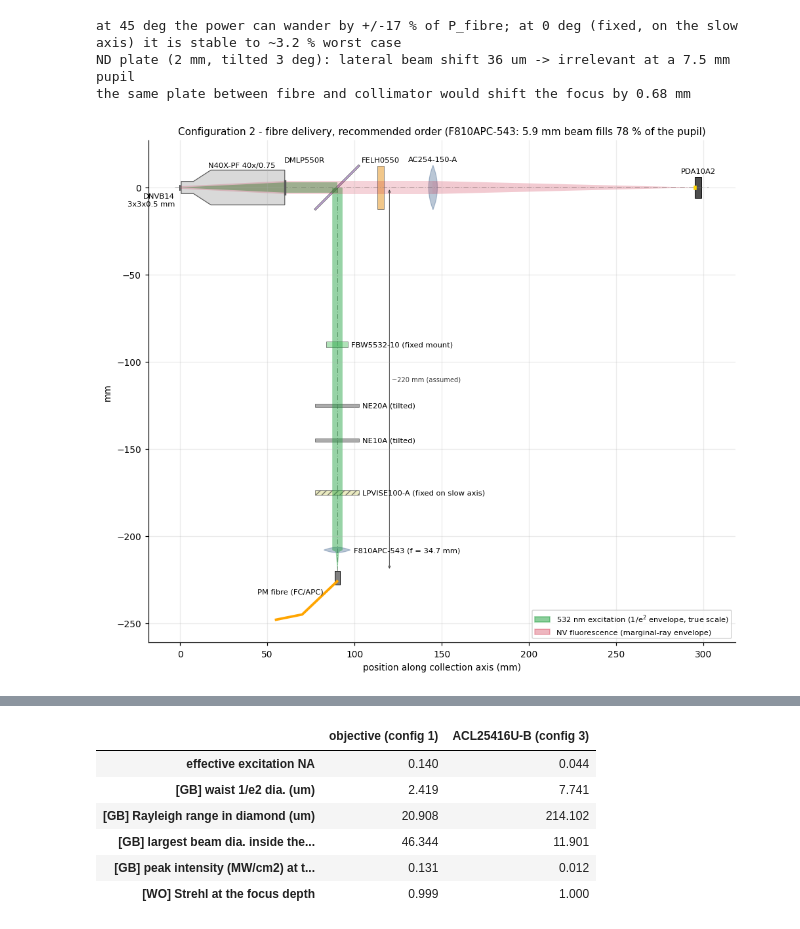
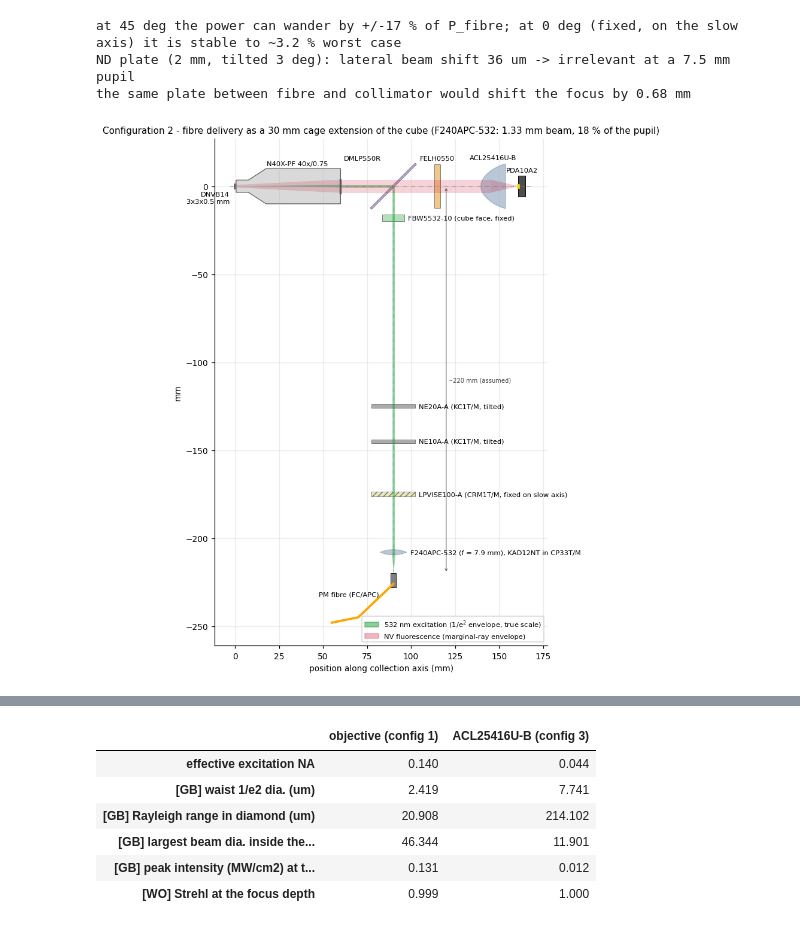
Before and after one commit to GonReina/BudgetODMR, a Jupyter notebook: notebooks/Optical_Setup.ipynb, the cells around one changed output, grey strips where cells are left out. Drawn from its saved outputs; the diff is of its cells as text; code cells hidden in the pictures.

```diff
--- a/notebooks/Optical_Setup.ipynb
+++ b/notebooks/Optical_Setup.ipynb
@@ -98,10 +105,14 @@ OBJ_T     = param("N40X-PF transmission (PL)", 0.80, "", "assumed", "not found;
 # ---- collection train (config 1) -----------------------------------------------
 L_OBJ_DICH = param("Objective shoulder -> dichroic centre", 30, "mm", "assumed", "", MM)
 L_OBJ_FELH = param("Objective shoulder -> FELH0550", 55, "mm", "assumed", "", MM)
-L_OBJ_LENS = param("Objective shoulder -> AC254-150", 85, "mm", "measured", "'8-9 cm'", MM)
+L_OBJ_LENS = param("Objective shoulder -> detector lens", 85, "mm", "measured",
+                   "'8-9 cm', measured with the earlier lens; assumed unchanged for the ACL", MM)
 AC_F  = param("AC254-150-A focal length", 150, "mm", "datasheet", "", MM)
 AC_CA = param("AC254-150-A clear aperture (dia.)", 22.9, "mm", "assumed", "Thorlabs CA > 90 % of O25.4", MM)
-L_LENS_DET = param("AC254-150 -> detector", 150, "mm", "measured", "", MM)
+DET_F  = param("Detector lens ACL25416U-B EFL", 16, "mm", "datasheet", "focuses the PL onto the PDA10A2", MM)
+DET_CA = param("Detector lens clear aperture (dia.)", 24, "mm", "assumed", "O25.4 mm condenser", MM)
+L_LENS_DET = param("Detector lens -> PDA10A2", 16, "mm", "assumed",
+                   "detector at the ACL focus (7.3 mm from its flat face); thin-lens model", MM)
 DET_AREA = param("PDA10A2 active area", 0.8, "mm2", "datasheet", "O1.0 mm", MM ** 2)
 R_DET = np.sqrt(DET_AREA / np.pi)
 
@@ -585,34 +601,40 @@ at 45 deg the power can wander by +/-17 % of P_fibre; at 0 deg (fixed, on the sl
 ND plate (2 mm, tilted 3 deg): lateral beam shift 36 um -> irrelevant at a 7.5 mm pupil
 the same plate between fibre and collimator would shift the focus by 0.68 mm
 # %%
-# ---- figure: configuration 2 (recommended order, F810APC-543 as the example collimator) ---------
-name2 = "F810APC-543"
-f_c = COLLIMATORS[name2][0]
-W2 = om.collimated_diameter(MFD, LAM_EXC, f_c) / 2
+# ---- figure: configuration 2 (planned cage delivery with the owned F240APC-532) ---------------
 y_src = -L_COLL_OBJ + L_OBJ_DICH
-arm_2 = [("collimator", y_src + 12 * MM, f"{name2} (f = {f_c/MM:.1f} mm)", 7.5),
-         ("pol", y_src + 45 * MM, "LPVISE100-A (fixed on slow axis)"),
-         ("nd", y_src + 75 * MM, "NE10A (tilted)"), ("nd", y_src + 95 * MM, "NE20A (tilted)"),
-         ("filter", y_src + 130 * MM, "FBW5532-10 (fixed mount)")]
-y_coll = (y_src + 12 * MM) / MM
 
 
-def w_arm2(y):
-    # mm: cone from the fibre tip to the collimator, then collimated
-    return np.where(y < y_coll, np.maximum((y - y_src / MM) * np.tan(theta_mode), 0.002), W2 / MM)
+def make_arm(name):
+    # delivery arm for a given collimator: element list, beam half-width (mm) vs y, beam radius (m)
+    f_c = COLLIMATORS[name][0]
+    W = om.collimated_diameter(MFD, LAM_EXC, f_c) / 2
+    arm = [("collimator", y_src + 12 * MM, f"{name} (f = {f_c/MM:.1f} mm), KAD12NT in CP33T/M", 7.5),
+           ("pol", y_src + 45 * MM, "LPVISE100-A (CRM1T/M, fixed on slow axis)"),
+           ("nd", y_src + 75 * MM, "NE10A-A (KC1T/M, tilted)"), ("nd", y_src + 95 * MM, "NE20A-A (KC1T/M, tilted)"),
+           ("filter", -18 * MM, "FBW5532-10 (cube face, fixed)")]
+    y_coll = (y_src + 12 * MM) / MM
+
+    def w_of_y(y):
+        # cone from the fibre tip to the collimator, then collimated (mm)
+        return np.where(y < y_coll, np.maximum((y - y_src / MM) * np.tan(theta_mode), 0.002), W / MM)
+    return arm, w_of_y, W
 
 
+name2 = "F240APC-532"
+arm_2, w_arm2, W2 = make_arm(name2)
 S2 = layout_dict("objective", OBJ_WD, X_PUP1, OBJ_PUPIL / 2, L_OBJ_DICH, L_OBJ_FELH, L_OBJ_LENS, L_LENS_DET,
                  W2, OBJ_F * OBJ_NA, OBJ_NA, arm_2, y_src, "fibre", w_arm2)
+S2["det_lens"] = "acl"
 fig, ax = plt.subplots(figsize=(10.5, 10))
 od.draw_system(ax, S2)
 ax.legend(handles=od.legend_handles(), loc="lower right", fontsize=7.5)
 od.vdim(ax, y_src / MM, 0, (X_PUP1 + L_OBJ_DICH) / MM + 30, f"~{(L_COLL_OBJ - L_OBJ_DICH)/MM:.0f} mm (assumed)")
-ax.set_title(f"Configuration 2 - fibre delivery, recommended order ({name2}: {2*W2/MM:.1f} mm beam fills "
-             f"{200*W2/OBJ_PUPIL:.0f} % of the pupil)")
+ax.set_title(f"Configuration 2 - fibre delivery as a 30 mm cage extension of the cube ({name2}: "
+             f"{2*W2/MM:.2f} mm beam, {200*W2/OBJ_PUPIL:.0f} % of the pupil)")
 plt.show()
 # %% [output]
-[figure, old version]
+[figure, new version]
 # %% [markdown]
 ### 2.2 Findings and things that are missing from the proposed list
 
```
Also changed, not shown: parts of 27 cells of this notebook, 2 other files.
